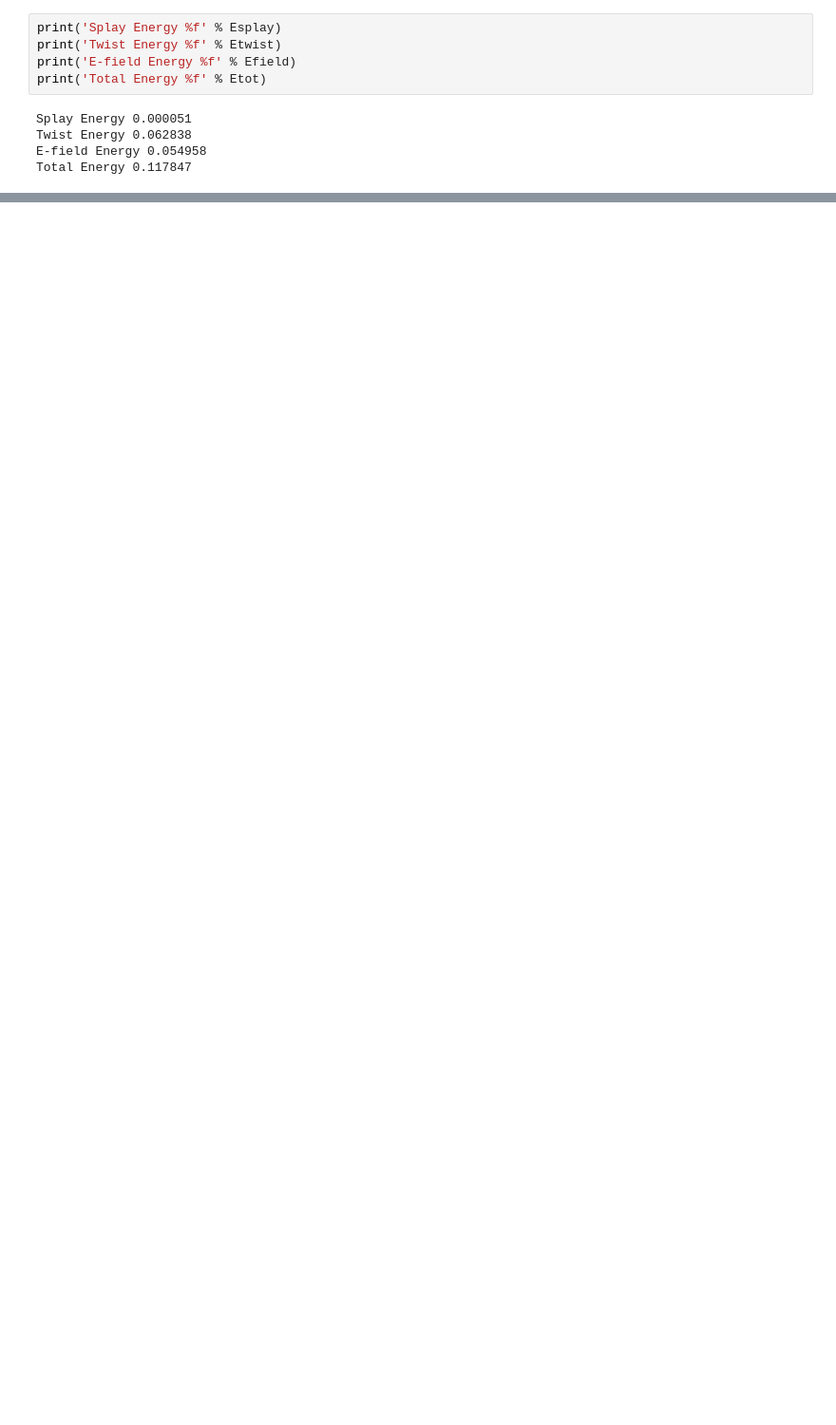
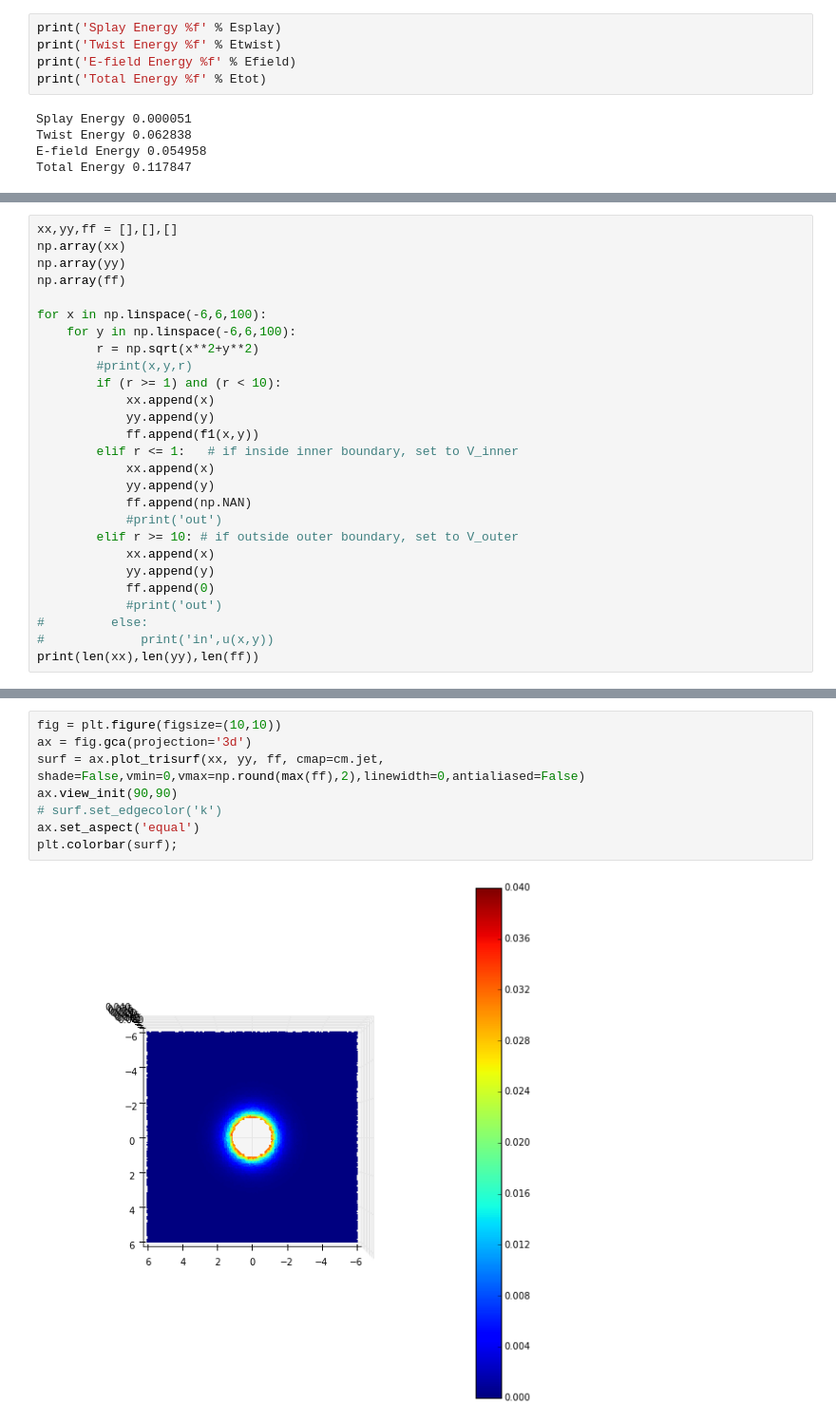
Before and after one commit to brettavedisian/Liquid-Crystals, a Jupyter notebook: SingleCylEfieldNewMesh.ipynb, the cells around one changed output, grey strips where cells are left out. Shown: that part at 95% size. Drawn from its saved outputs; the diff is of its cells as text; blank space fills up the shorter version.

```diff
--- a/SingleCylEfieldNewMesh.ipynb
+++ b/SingleCylEfieldNewMesh.ipynb
@@ -213,0 +199,27 @@ plt.plot()
+# %%
+xx,yy,ff = [],[],[]
+np.array(xx)
+np.array(yy)
+np.array(ff)
+
+for x in np.linspace(-6,6,100):
+    for y in np.linspace(-6,6,100):
+        r = np.sqrt(x**2+y**2)
+        #print(x,y,r)
+        if (r >= 1) and (r < 10):
+            xx.append(x)
+            yy.append(y)
+            ff.append(f1(x,y))
+        elif r <= 1:   # if inside inner boundary, set to V_inner
+            xx.append(x)
+            yy.append(y)
+            ff.append(np.NAN)
+            #print('out')
+        elif r >= 10: # if outside outer boundary, set to V_outer
+            xx.append(x)
+            yy.append(y)
+            ff.append(0)
+            #print('out')
+#         else:
+#             print('in',u(x,y))
+print(len(xx),len(yy),len(ff))
@@ -213,0 +228,10 @@ plt.plot()
+# %%
+fig = plt.figure(figsize=(10,10))
+ax = fig.gca(projection='3d')
+surf = ax.plot_trisurf(xx, yy, ff, cmap=cm.jet, shade=False,vmin=0,vmax=np.round(max(ff),2),linewidth=0,antialiased=False)
+ax.view_init(90,90)
+# surf.set_edgecolor('k')
+ax.set_aspect('equal')
+plt.colorbar(surf);
+# %% [output]
+[figure, added]
```
Also changed, not shown: parts of 7 cells of this notebook, 2 other files.
